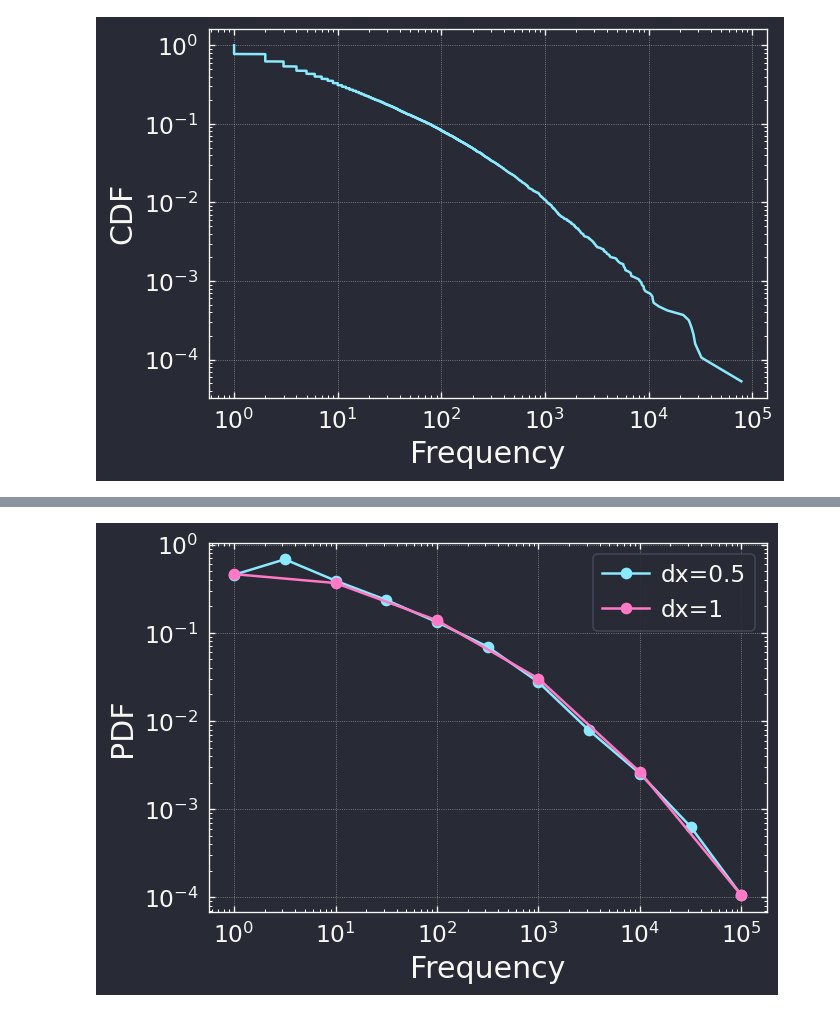
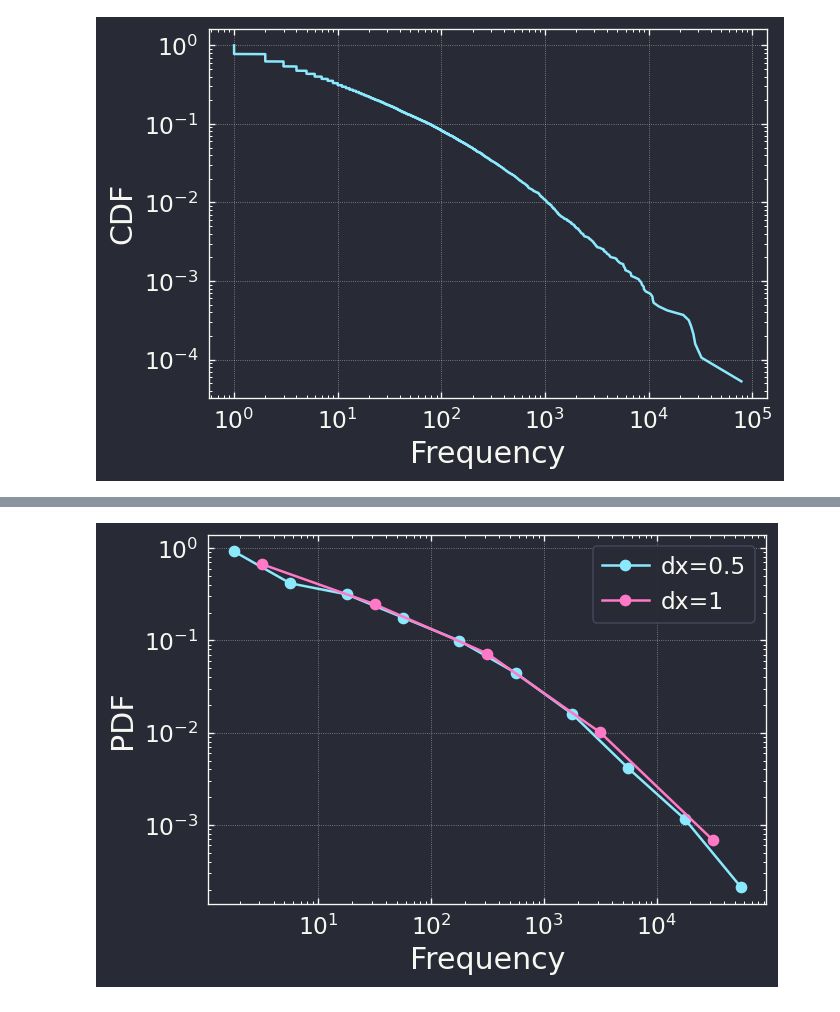
Before and after one commit to KeiNagayama/PRG2023, a Jupyter notebook: 03_PLOT/notebook/pow.ipynb, the cells around one changed output, grey strips where cells are left out. Drawn from its saved outputs; the diff is of its cells as text; code cells hidden in the pictures.

```diff
--- a/03_PLOT/notebook/pow.ipynb
+++ b/03_PLOT/notebook/pow.ipynb
@@ -60,46 +62,49 @@ draw_cdf(frequencies)
 # %%
-def calc_pdf(xs_raw, dx=1):
-    # xs_raw: データの１次元配列（対数変換前）
-    # dx: bin幅 (対数軸上)
+# numpy 配列を使う
+def calc_pdf(xs_raw, xmin=None, dx=1.0):
+    # xs_raw: データの１次元配列
+    # xmin  : ヒストグラムの左端の点（Noneなら xs の最小値を使う）
+    # dx    : bin幅
 
     # データを対数変換
     xs = np.log10(xs_raw)
 
-    xmin = int(min(xs)) - dx/2  # binの中央値を整数にするための調整
+    if not xmin:
+        xmin = min(xs)
     nbin = int((max(xs) - xmin) / dx) + 1  # binの数
-    counter = {index: 0 for index in range(nbin)}
+    labels = np.float_power(10, xmin + dx/2 + np.arange(nbin)*dx)
+    counts = np.zeros(nbin)
 
     for x in xs:
-        index = int((x-xmin) / dx)
-        counter[index] += 1
+        i = int((x-xmin) / dx)
+        counts[i] += 1
 
-    pdf = dict()
     N = len(xs) * dx # 規格化定数
-    for index, count in counter.items():
-        xbin = np.power(10, xmin + (index+0.5) * dx)
-        pdf[xbin] = count / N
+    densities = counts / N
 
-    return pdf
+    return labels, densities
 
 
-def draw_pdf(pdf, label=None, kind='line'):
-    x = pdf.keys()
-    p = pdf.values()
+def draw_pdf(x, p, label=None, kind='line', alpha=1.0):
 
     if kind == 'line':
-        plt.plot(x, p, marker='o', label=label)
+        plt.plot(x, p, marker='o', label=label, alpha=alpha)
     if kind == 'bar':
-        plt.bar(x, p, label=label, zorder=2)
+        width = 0.8
+        if len(x) > 1:
+            dx = x[1] - x[0]
+            width *= dx
+        plt.bar(x, p, label=label, width=width, alpha=alpha)
 
     plt.xlabel('Frequency')
     plt.ylabel('PDF')
     plt.xscale('log')
     plt.yscale('log')
     plt.legend()
 
 
 for dx in [0.5, 1]:
-    pdf = calc_pdf(frequencies, dx=dx)
-    draw_pdf(pdf, label=f'dx={dx}')
+    x, p = calc_pdf(frequencies, dx=dx)
+    draw_pdf(x, p, label=f'dx={dx}')
 # %% [output]
-[figure, old version]
+[figure, new version]
```
Also changed, not shown: parts of 2 cells of this notebook, 2 other files.
